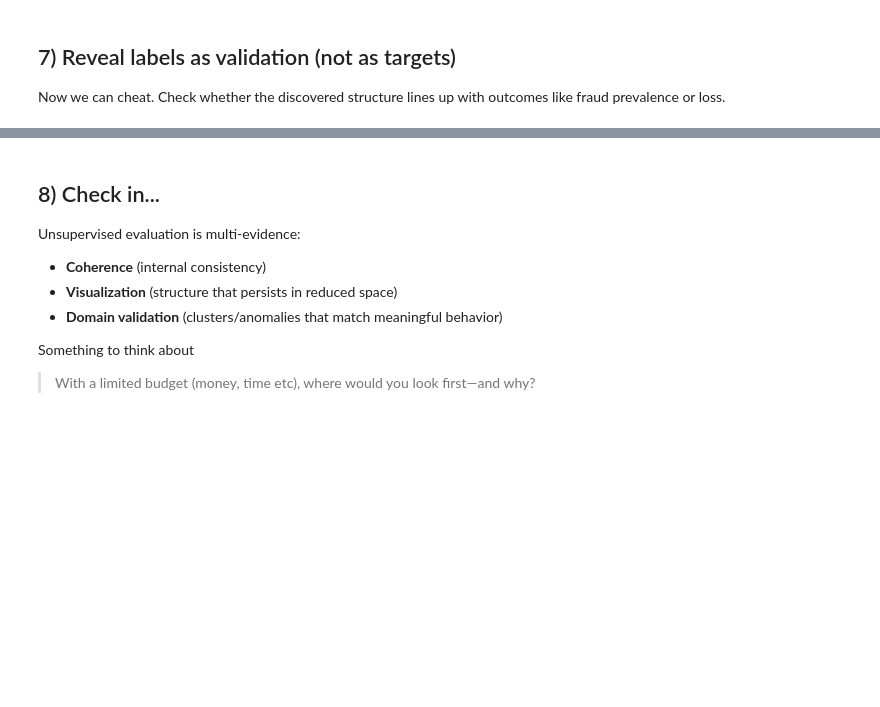
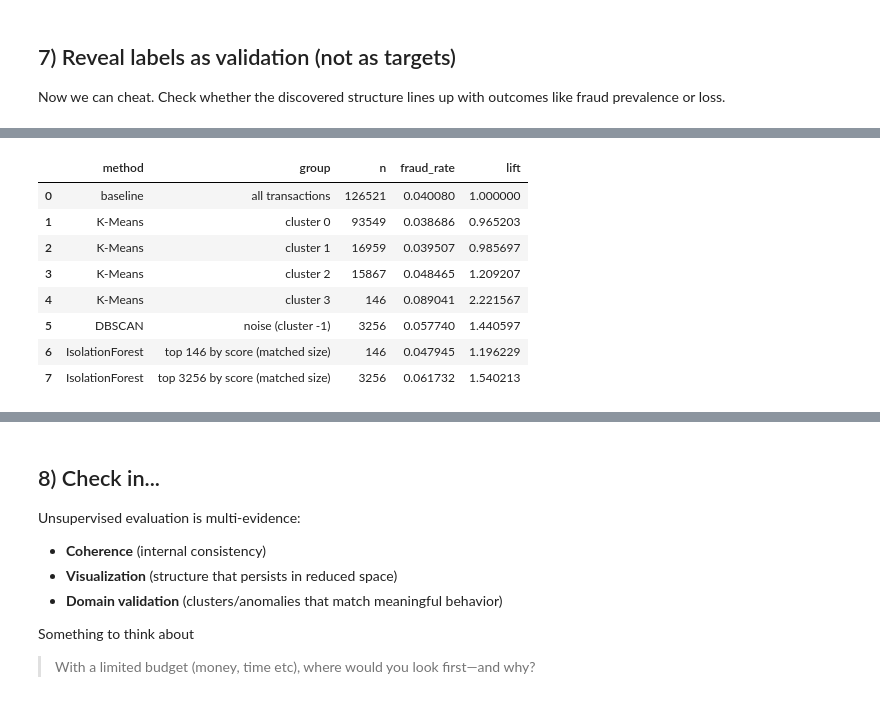
Before and after one commit to tunnel-ai/way, a Jupyter notebook: notebooks/04_00_main.ipynb, the cells around one changed output, grey strips where cells are left out. Saved outputs shown, nothing was run; the diff lists cells and outputs as text; code cells hidden in the pictures; blank space fills up the shorter version.

```diff
--- a/notebooks/04_00_main.ipynb
+++ b/notebooks/04_00_main.ipynb
@@ -274,0 +477,54 @@ pd.DataFrame({
+# %%
+# Fair comparison:
+#   (a) show ALL K-Means clusters (does cluster 3 stand alone, or are others enriched too?)
+#   (b) compare IsolationForest against the others at MATCHED group sizes
+#       so lift is directly comparable, not inflated by tiny groups.
+overall_rate = y_fraud.mean()
+
+def row(method, group, mask):
+    rate = y_fraud[mask].mean()
+    return {
+        "method": method,
+        "group": group,
+        "n": int(mask.sum()),
+        "fraud_rate": rate,
+        "lift": rate / overall_rate,
+    }
+
+rows = [{
+    "method": "baseline",
+    "group": "all transactions",
+    "n": len(y_fraud),
+    "fraud_rate": overall_rate,
+    "lift": 1.0,
+}]
+
+# All K-Means clusters
+for c in sorted(set(cluster_km)):
+    rows.append(row("K-Means", f"cluster {c}", cluster_km == c))
+
+# DBSCAN noise
+rows.append(row("DBSCAN", "noise (cluster -1)", df_db["cluster_dbscan"] == -1))
+
+# IsolationForest at matched sizes: smallest K-Means cluster, and DBSCAN noise
+km_sizes = pd.Series(cluster_km).value_counts()
+db_noise_n = int((df_db["cluster_dbscan"] == -1).sum())
+
+for n_flag in sorted({int(km_sizes.min()), db_noise_n}):
+    idx = np.argsort(anomaly_score)[-n_flag:]
+    mask = np.zeros(len(anomaly_score), dtype=bool)
+    mask[idx] = True
+    rows.append(row("IsolationForest", f"top {n_flag} by score (matched size)", mask))
+
+summary = pd.DataFrame(rows)
+summary
+# %% [output]
+|  | method | group | n | fraud_rate | lift |
+| 0 | baseline | all transactions | 126521 | 0.040080 | 1.000000 |
+| 1 | K-Means | cluster 0 | 93549 | 0.038686 | 0.965203 |
+| 2 | K-Means | cluster 1 | 16959 | 0.039507 | 0.985697 |
+| 3 | K-Means | cluster 2 | 15867 | 0.048465 | 1.209207 |
+| 4 | K-Means | cluster 3 | 146 | 0.089041 | 2.221567 |
+| 5 | DBSCAN | noise (cluster -1) | 3256 | 0.057740 | 1.440597 |
+| 6 | IsolationForest | top 146 by score (matched size) | 146 | 0.047945 | 1.196229 |
+| 7 | IsolationForest | top 3256 by score (matched size) | 3256 | 0.061732 | 1.540213 |
```
Also changed, not shown: parts of 34 cells of this notebook, 3 other files.
